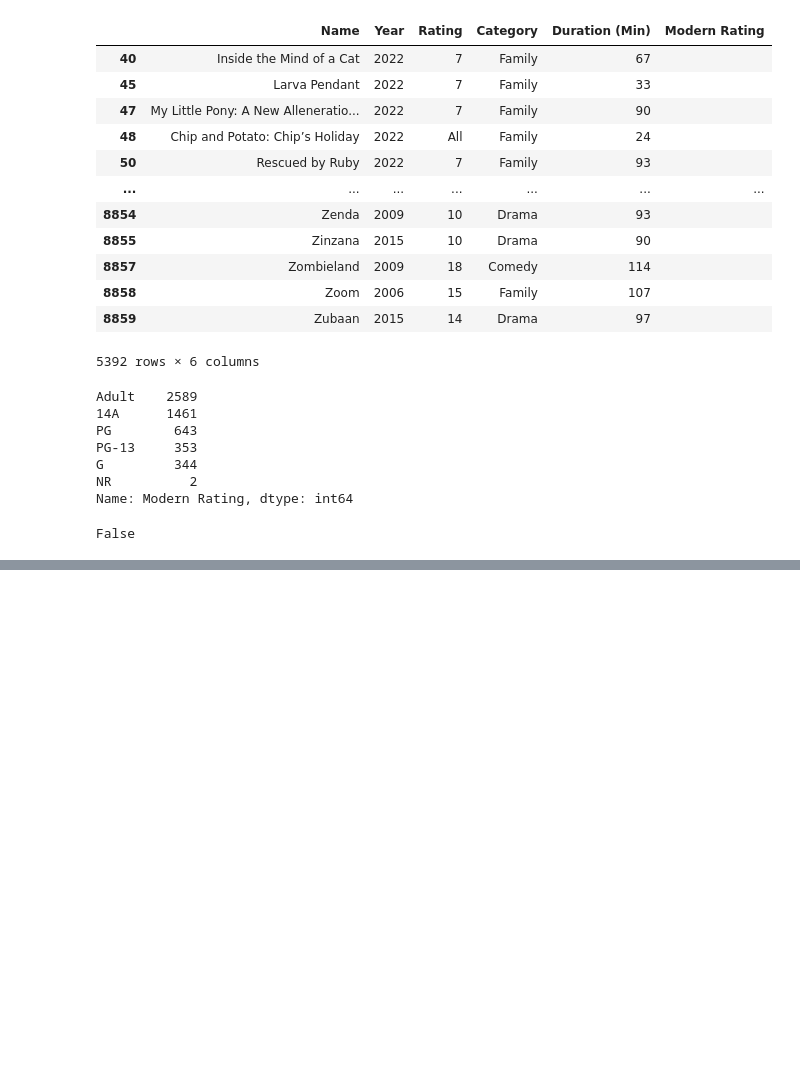
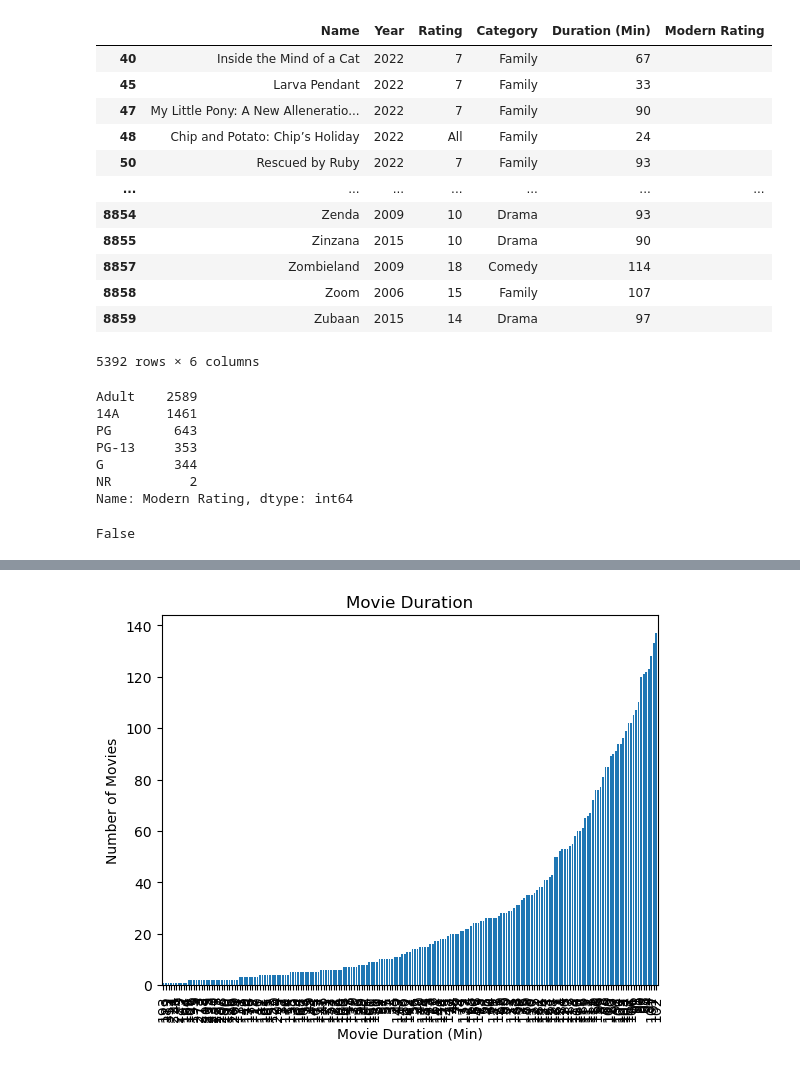
Before and after one commit to Sundakiy/Project-1-Team-2, a Jupyter notebook: Data.ipynb, the cells around one changed output, grey strips where cells are left out. Saved outputs shown, nothing was run; the diff lists cells and outputs as text; code cells hidden in the pictures; blank space fills up the shorter version.

```diff
--- a/Data.ipynb
+++ b/Data.ipynb
@@ -546,0 +606,14 @@ df_cleaned.to_csv("netflix_clean.csv",encoding='utf-8')
+# %%
+#Create a bar chart to demonstrarte whether movie duration (min) have changed between 1942 and 2022.
+
+bar_plot = df_cleaned["Duration (Min)"].value_counts().plot.bar(width=0.7)
+
+#Set Labels
+bar_plot.set_xlabel("Movie Duration (Min)")
+bar_plot.set_ylabel("Number of Movies")
+bar_plot.set_title ("Movie Duration")
+
+#Reformat x-axis to be palatable for viewers
+plt.gca().invert_xaxis()
+# %% [output]
+[figure, added]
```
Also changed, not shown: parts of 17 cells of this notebook.
